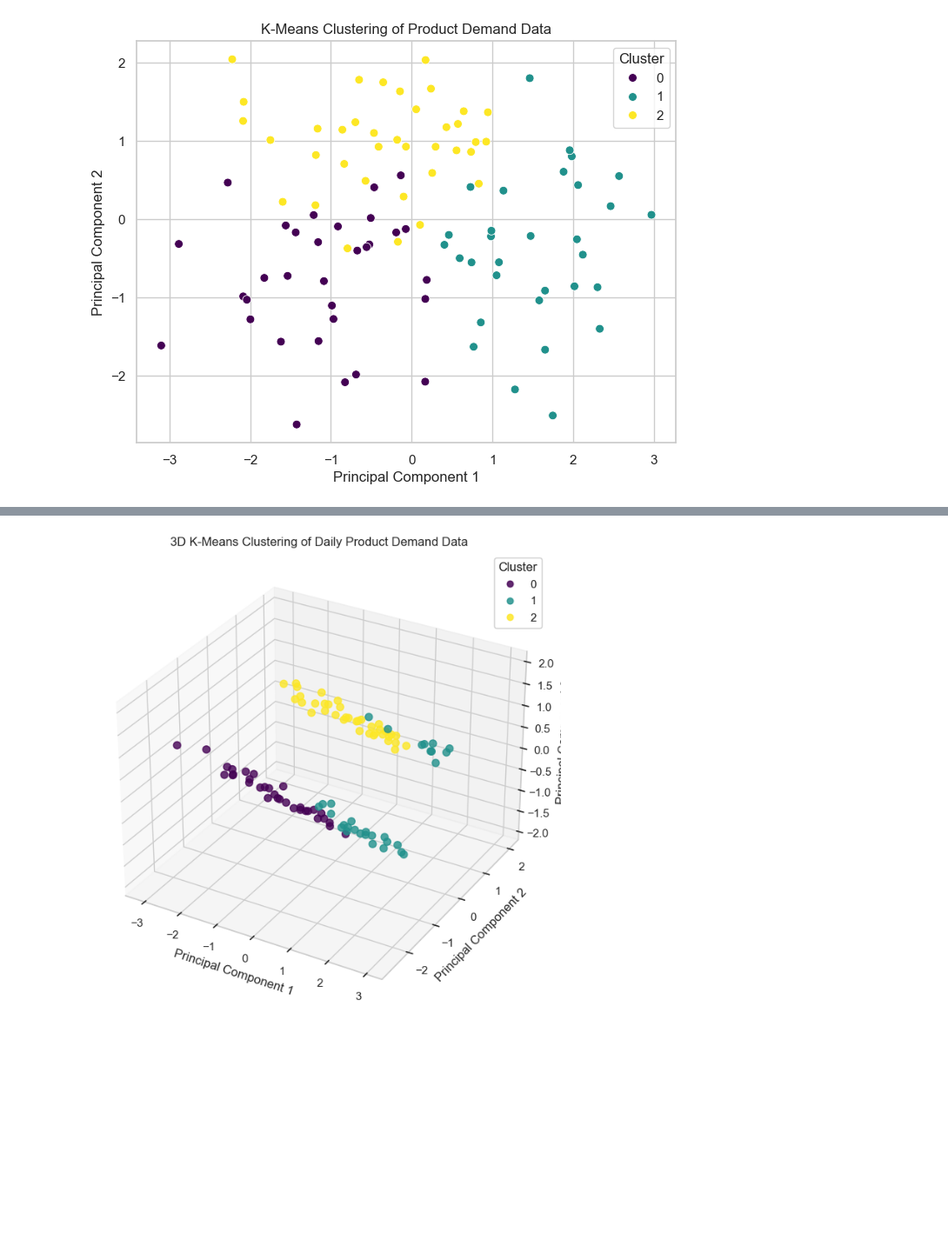
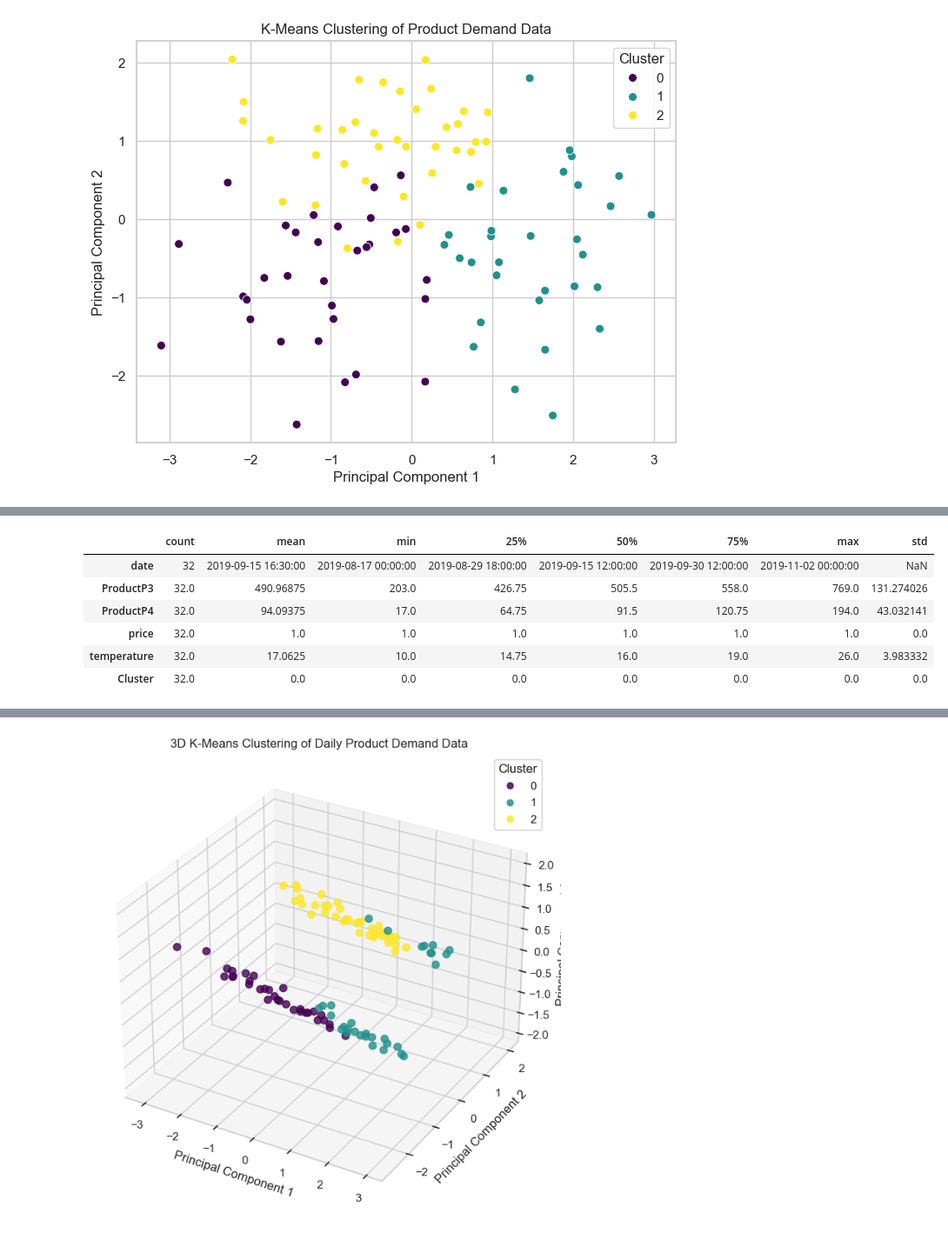
Before and after one commit to Suraj-st/PrinciplesOfDataScience_Group2, a Jupyter notebook: Suraj/Product_TimeSeries_Analysis.ipynb, the cells around one changed output, grey strips where cells are left out. Shown at 87% size. Cells and saved outputs as stored; diff of their text form; code cells hidden in the pictures; blank space fills up the shorter version.

Commit message:
Updated Cluster Analysis
Updated Cluster Analysis

```diff
--- a/Suraj/Product_TimeSeries_Analysis.ipynb
+++ b/Suraj/Product_TimeSeries_Analysis.ipynb
@@ -329,0 +339,10 @@ See the caveats in the documentation: https://pandas.pydata.org/pandas-docs/stab
+# %%
+daily_data[daily_data["Cluster"] == 0].describe().T
+# %% [output]
+|  | count | mean | min | 25% | 50% | 75% | max | std |
+| date | 32 | 2019-09-15 16:30:00 | 2019-08-17 00:00:00 | 2019-08-29 18:00:00 | 2019-09-15 12:00:00 | 2019-09-30 12:00:00 | 2019-11-02 00:00:00 | NaN |
+| ProductP3 | 32.0 | 490.96875 | 203.0 | 426.75 | 505.5 | 558.0 | 769.0 | 131.274026 |
+| ProductP4 | 32.0 | 94.09375 | 17.0 | 64.75 | 91.5 | 120.75 | 194.0 | 43.032141 |
+| price | 32.0 | 1.0 | 1.0 | 1.0 | 1.0 | 1.0 | 1.0 | 0.0 |
+| temperature | 32.0 | 17.0625 | 10.0 | 14.75 | 16.0 | 19.0 | 26.0 | 3.983332 |
+| Cluster | 32.0 | 0.0 | 0.0 | 0.0 | 0.0 | 0.0 | 0.0 | 0.0 |
```
Also changed, not shown: parts of 3 cells of this notebook.
